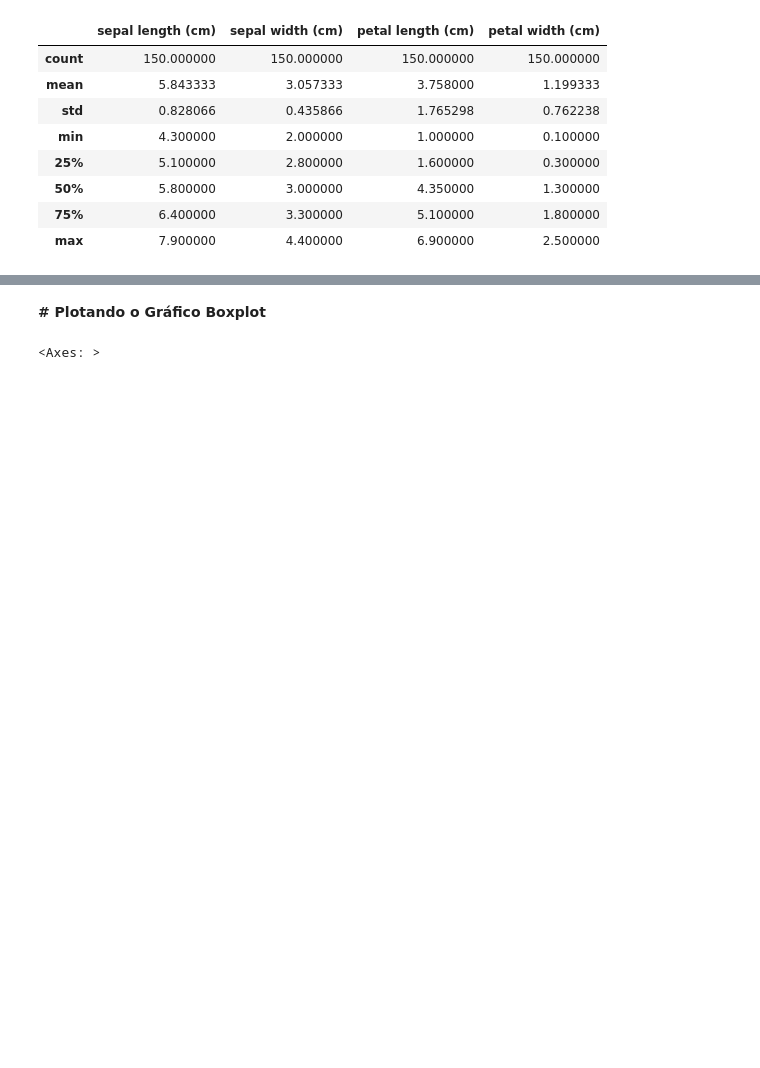
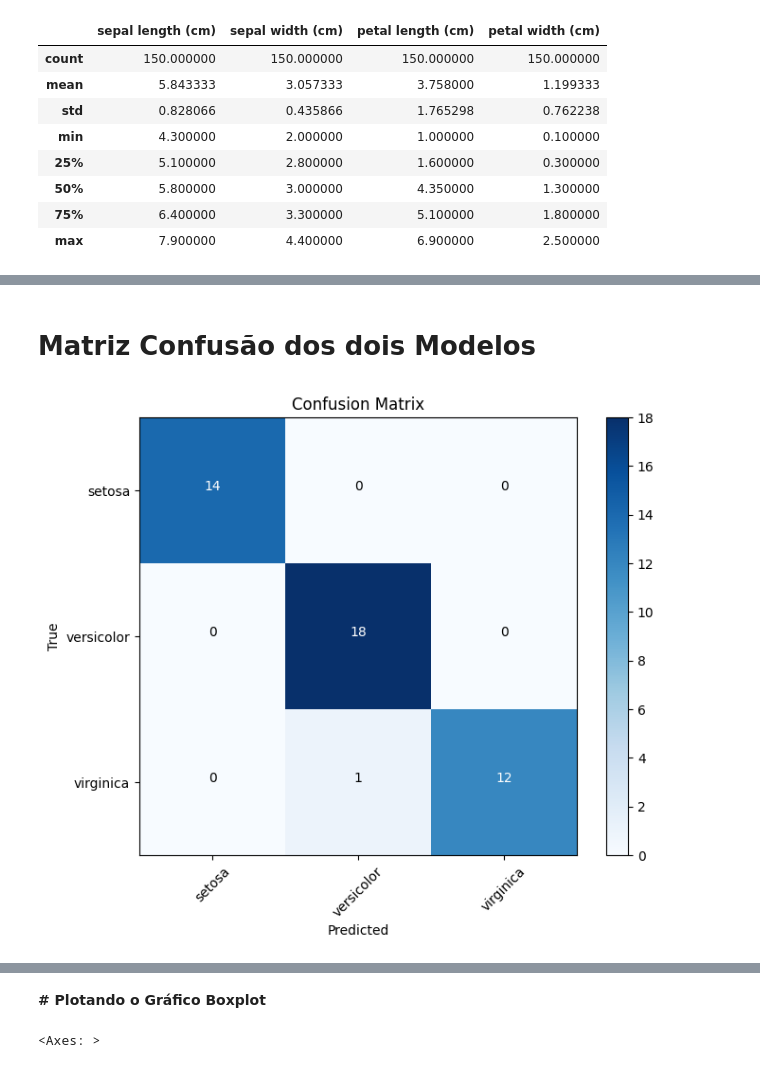
Before and after one commit to ronald-abreu/Machine-Learning, a Jupyter notebook: Iris.ipynb, the cells around one changed output, grey strips where cells are left out. Cells and saved outputs as stored; diff of their text form; code cells hidden in the pictures; blank space fills up the shorter version.

Commit message:
KNN e Árvore de Decisão Adicionados

```diff
--- a/Iris.ipynb
+++ b/Iris.ipynb
@@ -143,0 +77,10 @@ irisDF.describe()
+# %%
+from sklearn.ensemble import RandomForestClassifier #KNN
+from sklearn.neighbors import KNeighborsClassifier #Árvore de Decisão
+
+k = 3
+modelo_arvore = RandomForestClassifier()
+modelo_knn = KNeighborsClassifier(n_neighbors= k)
+
+modelo_arvore.fit(x_treino, y_treino)
+modelo_knn.fit(x_treino, y_treino)
@@ -143,0 +91,8 @@ irisDF.describe()
+# %%
+from sklearn.metrics import accuracy_score
+
+previsao_arvore = modelo_arvore.predict(x_teste)
+previsao_knn = modelo_knn.predict(x_teste)
+
+print(accuracy_score(y_teste, previsao_arvore)) #Precisão do Modelo Árvore de Decisão
+print(accuracy_score(y_teste, previsao_knn)) #Precisão do Modelo KNN
@@ -143,0 +102,4 @@ irisDF.describe()
+# %%
+classes_predicao = ['setosa', 'versicolor', 'virginica']
+print(classification_report(y_teste, previsao_knn, target_names= classes_predicao))
+print(classification_report(y_teste, previsao_arvore, target_names=classes_predicao))
@@ -143,0 +126,24 @@ irisDF.describe()
+# %% [markdown]
+# Matriz Confusão dos dois Modelos
+# %%
+# Matriz Confusão do KNN
+cm = confusion_matrix(y_teste, previsao_knn)
+
+
+plt.figure(figsize=(8, 6))
+plt.imshow(cm, interpolation='nearest', cmap=plt.cm.Blues)
+plt.title('Confusion Matrix')
+plt.colorbar()
+classes = classes_predicao
+tick_marks = np.arange(len(classes))
+plt.xticks(tick_marks, classes, rotation=45)
+plt.yticks(tick_marks, classes)
+plt.xlabel('Predicted')
+plt.ylabel('True')
+for i in range(len(classes)):
+    for j in range(len(classes)):
+        plt.text(j, i, str(cm[i, j]), horizontalalignment='center', color='white' if cm[i, j] > cm.max() / 2 else 'black')
+
+plt.show()
+# %% [output]
+[figure, added]
```
Also changed, not shown: parts of 16 cells of this notebook, 2 other files.
